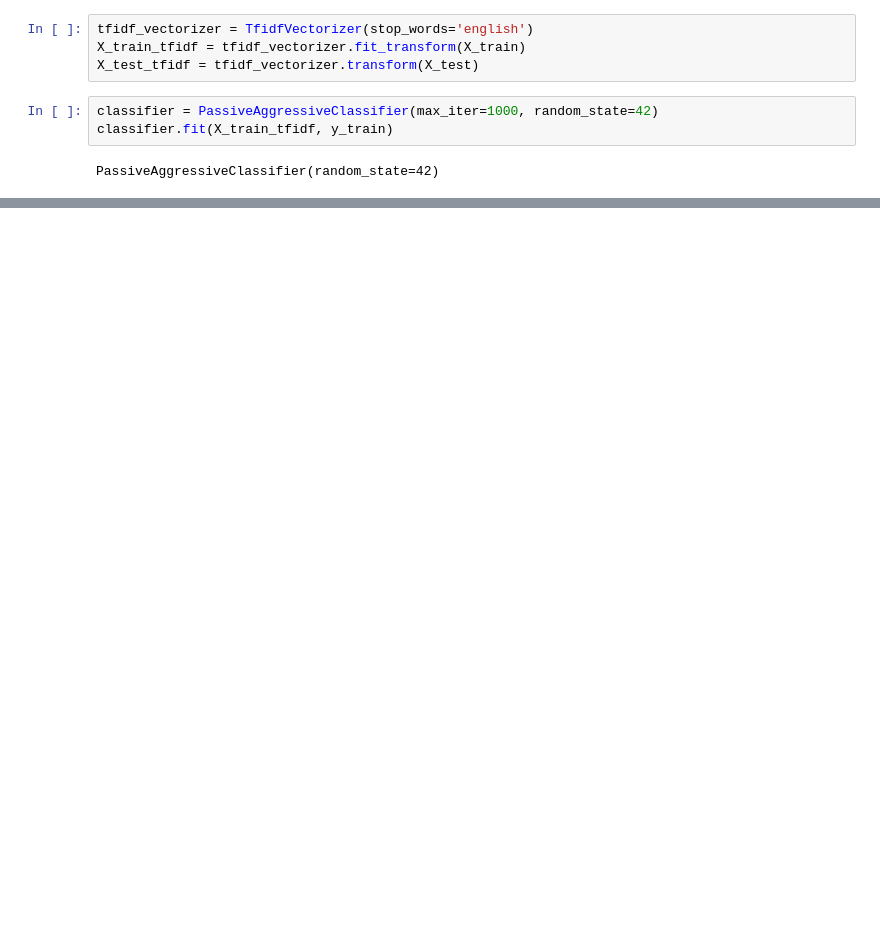
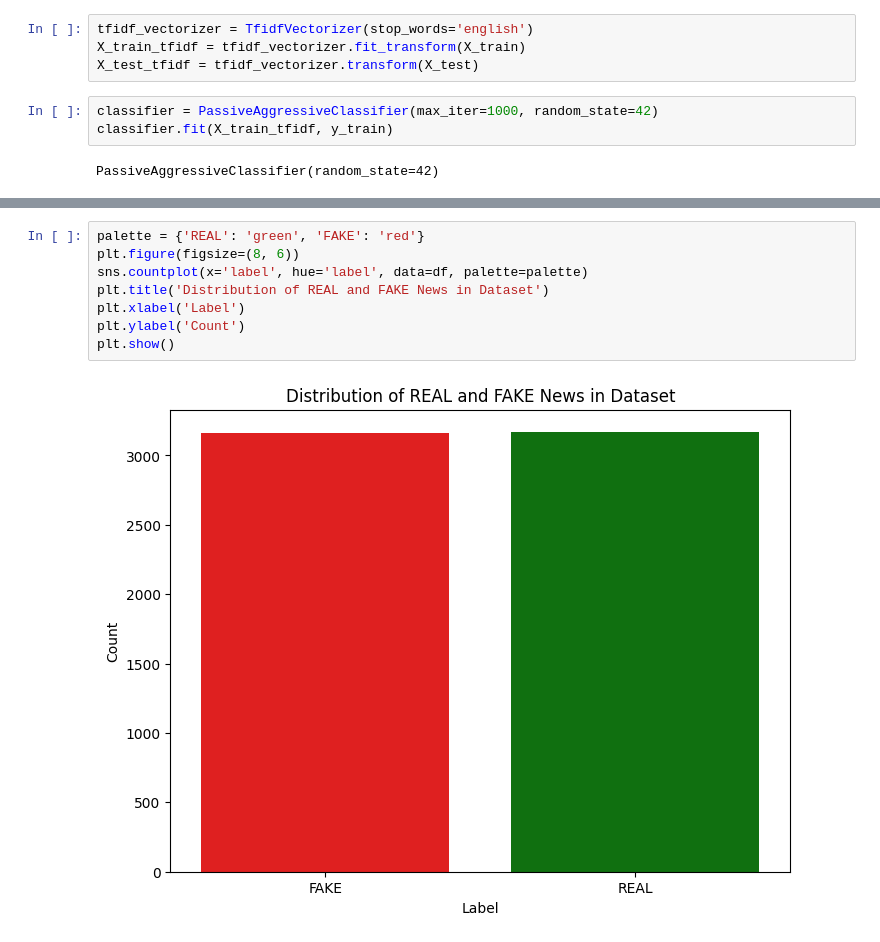
Before and after one commit to panfiloow/fake-news-detection, a Jupyter notebook: fake_news_detection_model.ipynb, the cells around one changed output, grey strips where cells are left out. Saved outputs shown, nothing was run; the diff lists cells and outputs as text; blank space fills up the shorter version.

```diff
--- a/fake_news_detection_model.ipynb
+++ b/fake_news_detection_model.ipynb
@@ -85,0 +132,10 @@ plt.show()
+# %%
+palette = {'REAL': 'green', 'FAKE': 'red'}
+plt.figure(figsize=(8, 6))
+sns.countplot(x='label', hue='label', data=df, palette=palette)
+plt.title('Distribution of REAL and FAKE News in Dataset')
+plt.xlabel('Label')
+plt.ylabel('Count')
+plt.show()
+# %% [output]
+[figure, added]
```
Also changed, not shown: parts of 17 cells of this notebook.
